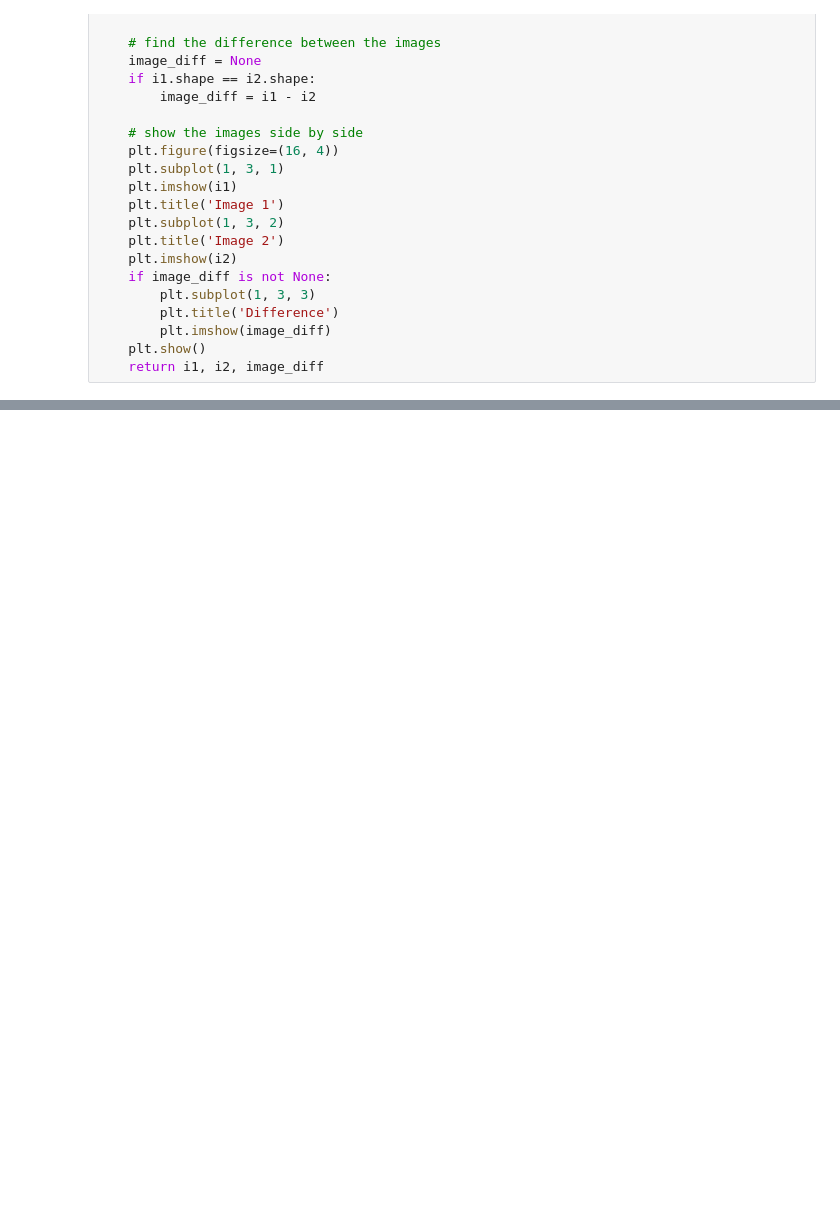
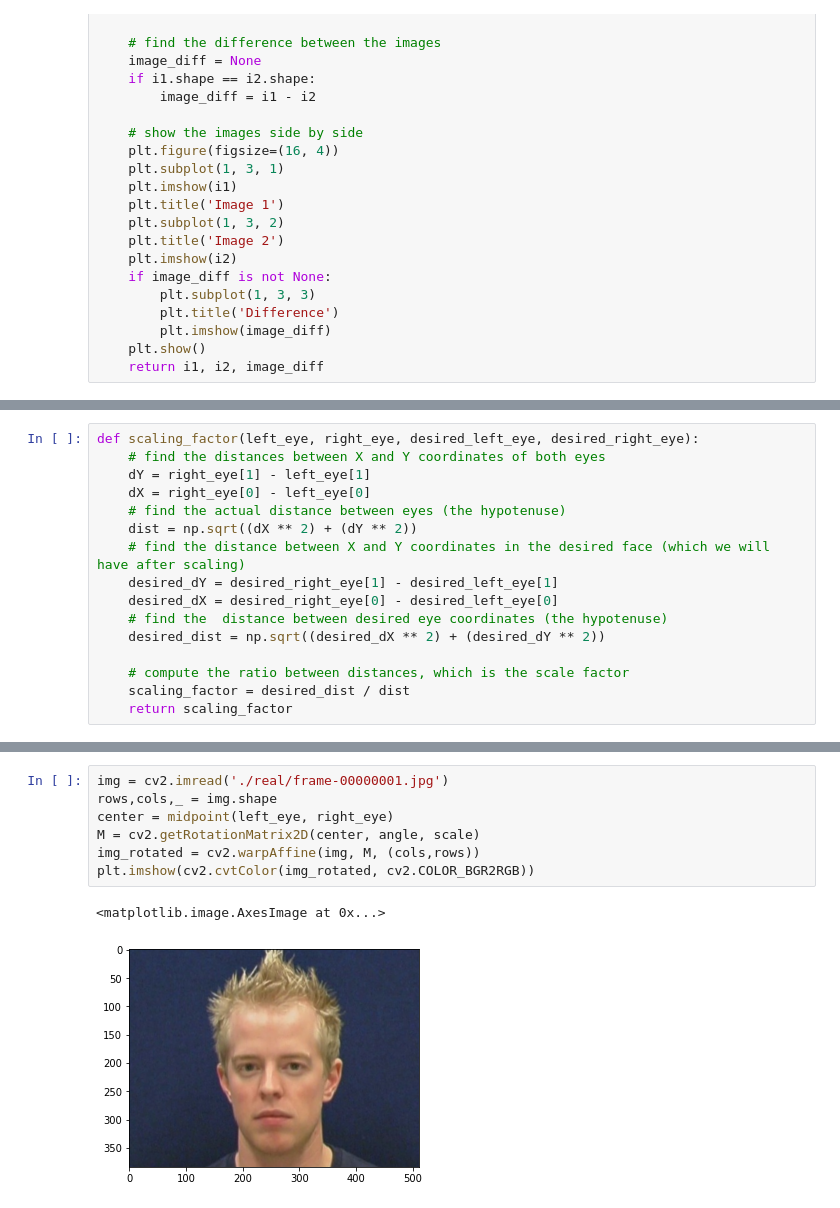
Before and after one commit to arglucas/Manning-Detecting-Deepfakes-with-OpenCV-and-SVM, a Jupyter notebook: 1-DetectFacesInVideos/Process Videos.ipynb, the cells around one changed output, grey strips where cells are left out. Saved outputs shown, nothing was run; the diff lists cells and outputs as text; blank space fills up the shorter version.

```diff
--- a/1-DetectFacesInVideos/Process Videos.ipynb
+++ b/1-DetectFacesInVideos/Process Videos.ipynb
@@ -395,0 +491,16 @@ True
+# %%
+def scaling_factor(left_eye, right_eye, desired_left_eye, desired_right_eye):
+    # find the distances between X and Y coordinates of both eyes
+    dY = right_eye[1] - left_eye[1]
+    dX = right_eye[0] - left_eye[0]
+    # find the actual distance between eyes (the hypotenuse)
+    dist = np.sqrt((dX ** 2) + (dY ** 2))
+    # find the distance between X and Y coordinates in the desired face (which we will have after scaling)
+    desired_dY = desired_right_eye[1] - desired_left_eye[1]
+    desired_dX = desired_right_eye[0] - desired_left_eye[0]
+    # find the  distance between desired eye coordinates (the hypotenuse)
+    desired_dist = np.sqrt((desired_dX ** 2) + (desired_dY ** 2))
+
+    # compute the ratio between distances, which is the scale factor
+    scaling_factor = desired_dist / dist
+    return scaling_factor
@@ -395,0 +523,10 @@ True
+# %%
+img = cv2.imread('./real/frame-00000001.jpg')
+rows,cols,_ = img.shape
+center = midpoint(left_eye, right_eye)
+M = cv2.getRotationMatrix2D(center, angle, scale)
+img_rotated = cv2.warpAffine(img, M, (cols,rows))
+plt.imshow(cv2.cvtColor(img_rotated, cv2.COLOR_BGR2RGB))
+# %% [output]
+<matplotlib.image.AxesImage at 0x...>
+[figure, added]
```
Also changed, not shown: parts of 37 cells of this notebook.
